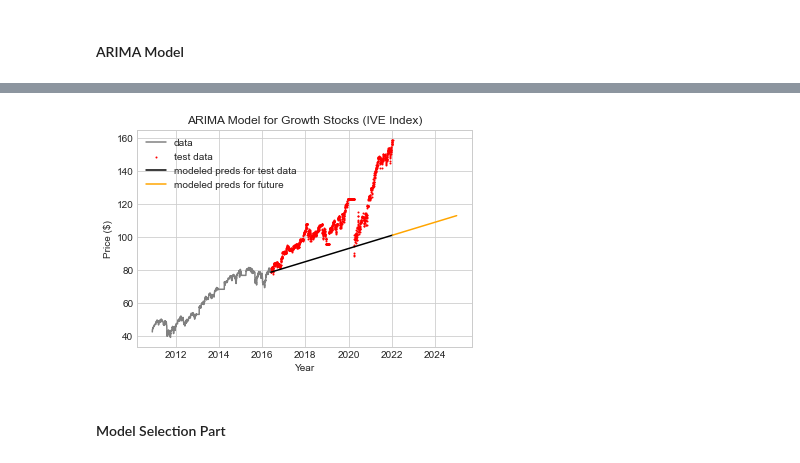
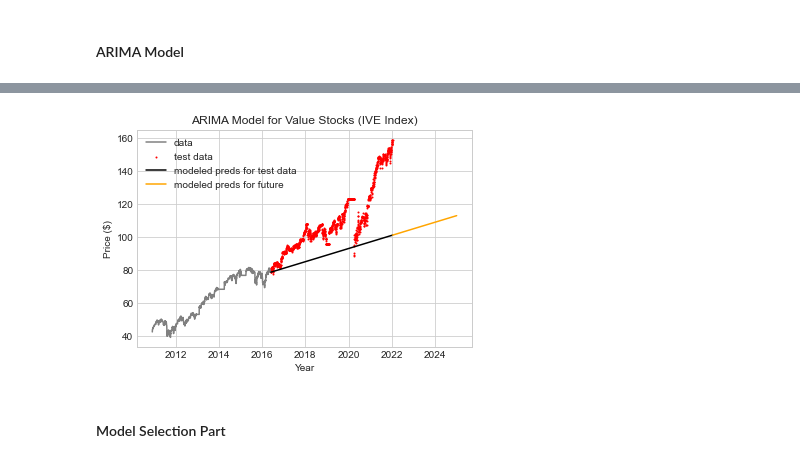
Before and after one commit to lu18cheng/pic16b_stock_analysis, a Jupyter notebook: code/Time Series Modeling.ipynb, the cells around one changed output, grey strips where cells are left out. Saved outputs shown, nothing was run; the diff lists cells and outputs as text; code cells hidden in the pictures.

```diff
--- a/code/Time Series Modeling.ipynb
+++ b/code/Time Series Modeling.ipynb
@@ -515,28 +514,28 @@ Warnings:
 # %%
 # prediction on test data and future data
 test_preds = fit4.get_prediction(start = growth_test.index.values[0],
                                    end = growth_test.index.values[-1])
 
 future_preds = fit4.get_prediction(start = growth_test.index.values[-1],
                                      end = pd.to_datetime('2025-01-01'))
 
 test_preds   = test_preds.predicted_mean
 future_preds = future_preds.predicted_mean
 
 # make the plot
 plt.plot(value_train[2000:], color = 'grey', label = 'data')
 plt.scatter(value_test.index.values, value_test, color = "red", label = "test data", s = 1)
 plt.plot(test_preds, zorder = 5, label = "modeled preds for test data", color = 'black')
 plt.plot(future_preds, zorder = 5, label = "modeled preds for future", color = 'orange')
-plt.title(label = 'ARIMA Model for Growth Stocks (IVE Index)', loc = 'center')
+plt.title(label = 'ARIMA Model for Value Stocks (IVE Index)', loc = 'center')
 plt.xlabel('Year')
 plt.ylabel('Price ($)')
 plt.legend()
 
 # save the images
-plt.savefig("ARIMA_value.png")
+plt.savefig("../images/ARIMA_value.png")
 # %% [output]
-[figure, old version]
+[figure, new version]
 # %% [markdown]
 #### Model Selection Part
 # %%
```
Also changed, not shown: parts of 8 cells of this notebook, 5 other files.
